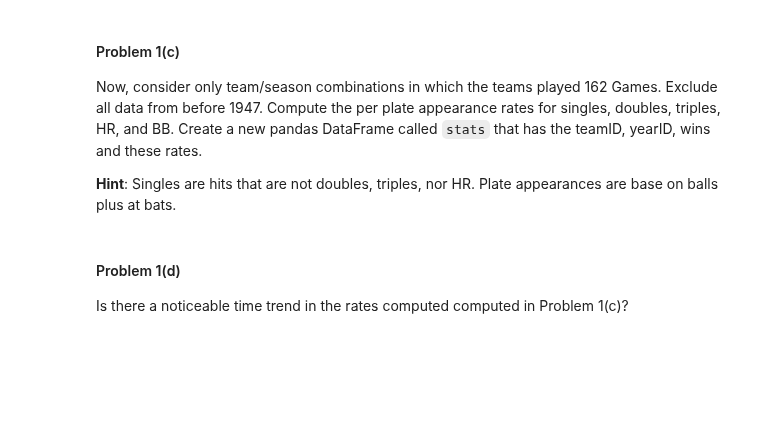
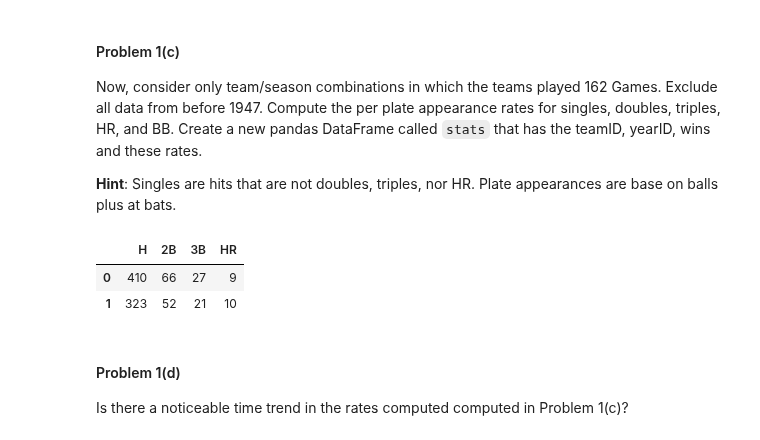
Before and after one commit to Theerit/2014, a Jupyter notebook: homework/HW3.ipynb, the cells around one changed output. Cells and saved outputs as stored; diff of their text form; code cells hidden in the pictures; blank space fills up the shorter version.

```diff
--- a/homework/HW3.ipynb
+++ b/homework/HW3.ipynb
@@ -154,3 +131,9 @@ git push
 Now, consider only team/season combinations in which the teams played 162 Games. Exclude all data from before 1947. Compute the per plate appearance rates for singles, doubles, triples, HR, and BB. Create a new pandas DataFrame called `stats` that has the teamID, yearID, wins and these rates.
 
 **Hint**: Singles are hits that are not doubles, triples, nor HR. Plate appearances are base on balls plus at bats.
+# %%
+teams[['H','2B','3B','HR']][0:2]
+# %% [output]
+|  | H | 2B | 3B | HR |
+| 0 | 410 | 66 | 27 | 9 |
+| 1 | 323 | 52 | 21 | 10 |
```
Also changed, not shown: parts of 5 cells of this notebook.
